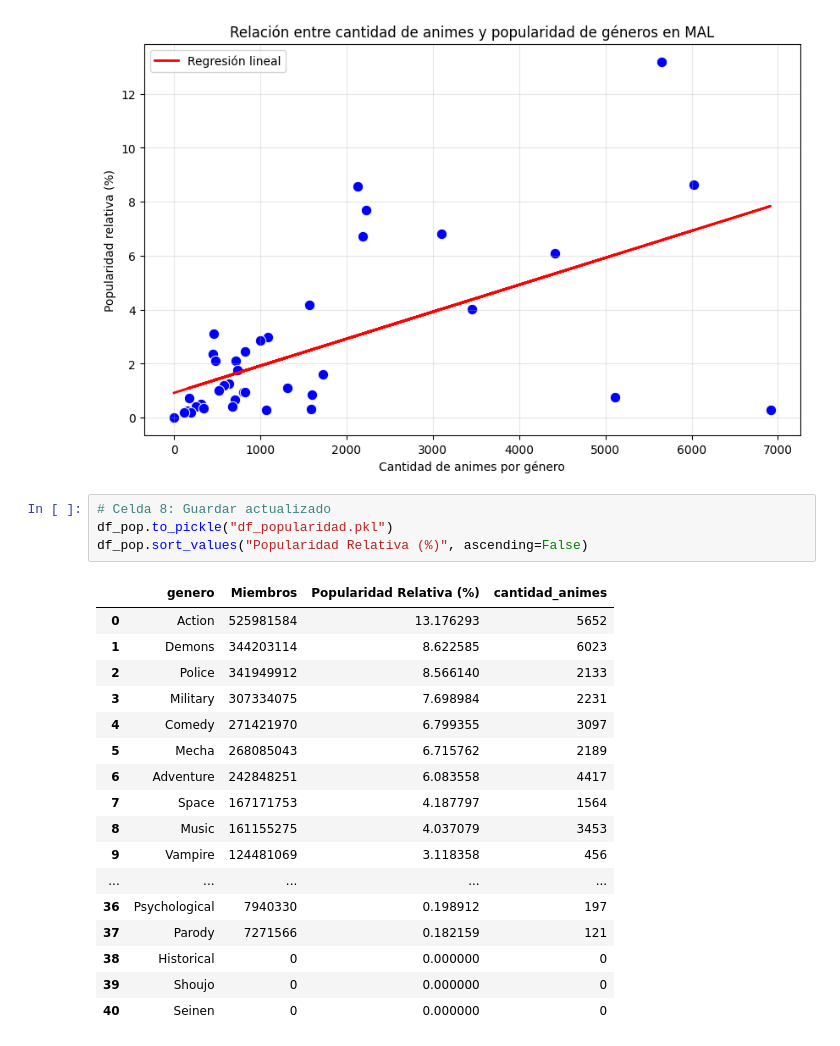
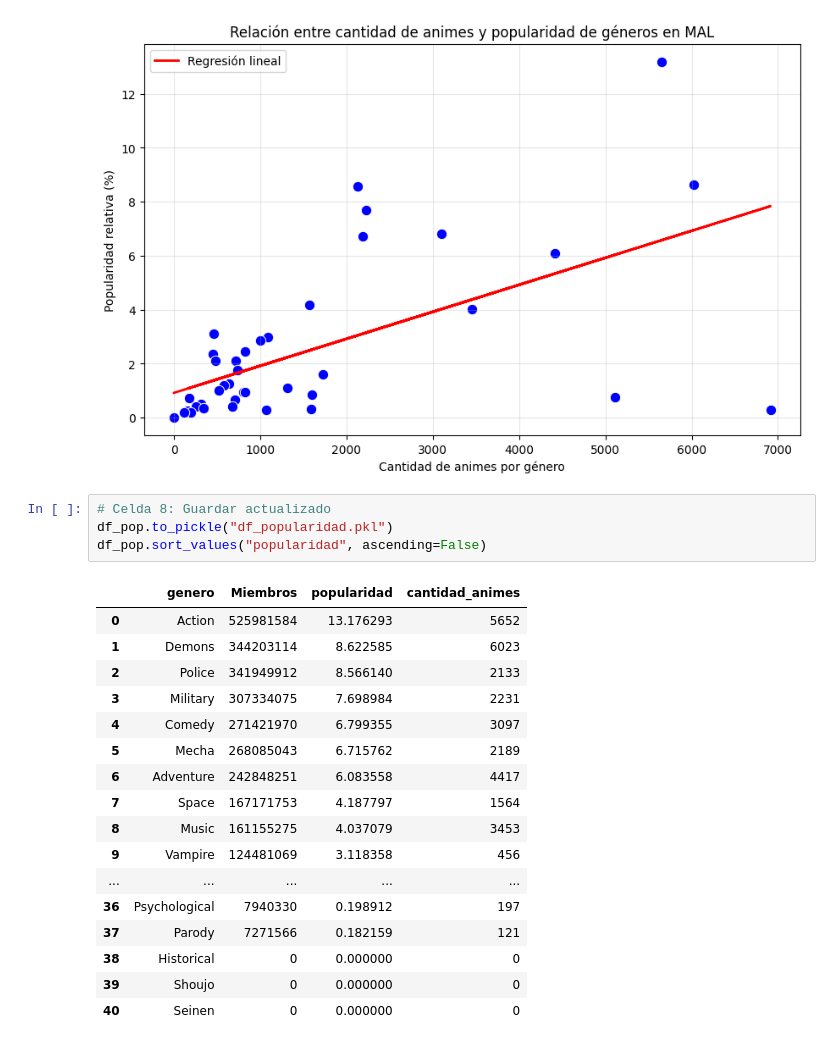
Before and after one commit to VAMarques/Proyecto-Grupo-12, a Jupyter notebook: popularidad.ipynb, the cells around one changed output. Saved outputs shown, nothing was run; the diff lists cells and outputs as text.

```diff
--- a/popularidad.ipynb
+++ b/popularidad.ipynb
@@ -317,9 +317,9 @@ plt.show()
 # %%
 # Celda 8: Guardar actualizado
 df_pop.to_pickle("df_popularidad.pkl")
-df_pop.sort_values("Popularidad Relativa (%)", ascending=False)
+df_pop.sort_values("popularidad", ascending=False)
 # %% [output]
-|  | genero | Miembros | Popularidad Relativa (%) | cantidad_animes |
+|  | genero | Miembros | popularidad | cantidad_animes |
 | 0 | Action | 525981584 | 13.176293 | 5652 |
 | 1 | Demons | 344203114 | 8.622585 | 6023 |
 | 2 | Police | 341949912 | 8.566140 | 2133 |
```
Also changed, not shown: 1 other file.
